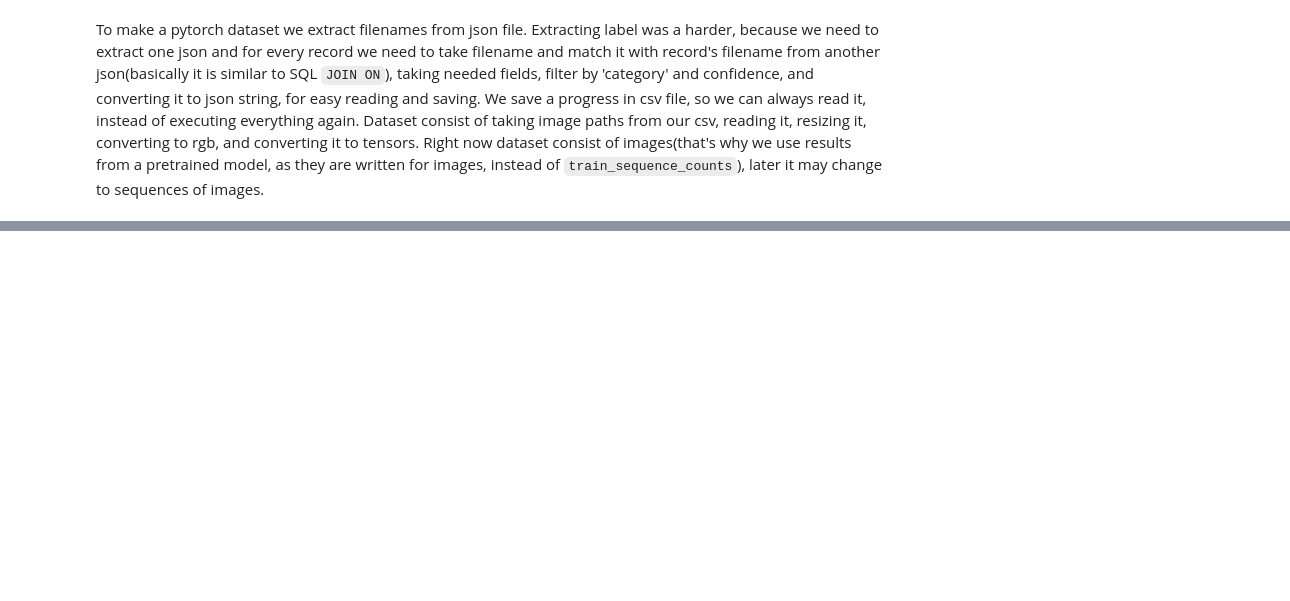
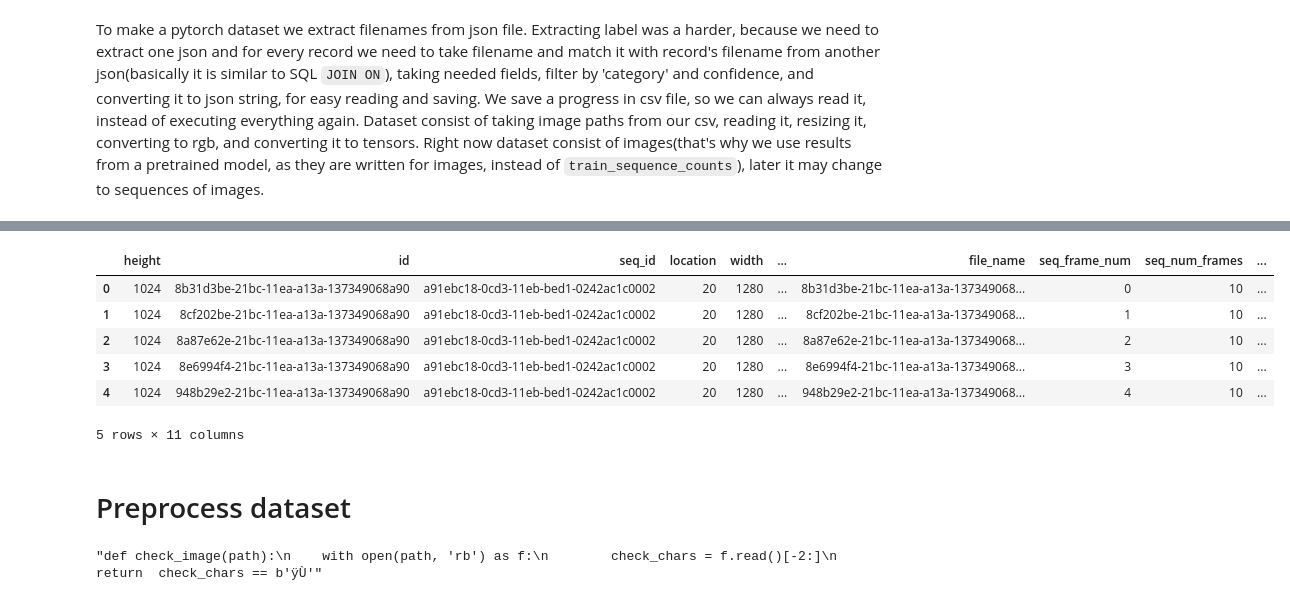
Before and after one commit to Sh41lD4n1n/computer-vision-project, a Jupyter notebook: model.ipynb, the cells around one changed output, grey strips where cells are left out. Drawn from its saved outputs; the diff is of its cells as text; code cells hidden in the pictures; blank space fills up the shorter version.

```diff
--- a/model.ipynb
+++ b/model.ipynb
@@ -112,0 +101,11 @@ train_loader = DataLoader(train_data, batch_size=BATCH_SIZE, shuffle=True)
+# %%
+df = pd.read_csv('processed_test.csv', sep='\t', index_col=0)
+df.head(5)
+# %% [output]
+|  | height | id | seq_id | location | width | ... | file_name | seq_frame_num | seq_num_frames | ... |
+| 0 | 1024 | 8b31d3be-21bc-11ea-a13a-137349068a90 | a91ebc18-0cd3-11eb-bed1-0242ac1c0002 | 20 | 1280 | ... | 8b31d3be-21bc-11ea-a13a-137349068... | 0 | 10 | ... |
+| 1 | 1024 | 8cf202be-21bc-11ea-a13a-137349068a90 | a91ebc18-0cd3-11eb-bed1-0242ac1c0002 | 20 | 1280 | ... | 8cf202be-21bc-11ea-a13a-137349068... | 1 | 10 | ... |
+| 2 | 1024 | 8a87e62e-21bc-11ea-a13a-137349068a90 | a91ebc18-0cd3-11eb-bed1-0242ac1c0002 | 20 | 1280 | ... | 8a87e62e-21bc-11ea-a13a-137349068... | 2 | 10 | ... |
+| 3 | 1024 | 8e6994f4-21bc-11ea-a13a-137349068a90 | a91ebc18-0cd3-11eb-bed1-0242ac1c0002 | 20 | 1280 | ... | 8e6994f4-21bc-11ea-a13a-137349068... | 3 | 10 | ... |
+| 4 | 1024 | 948b29e2-21bc-11ea-a13a-137349068a90 | a91ebc18-0cd3-11eb-bed1-0242ac1c0002 | 20 | 1280 | ... | 948b29e2-21bc-11ea-a13a-137349068... | 4 | 10 | ... |
+5 rows × 11 columns
@@ -112,0 +141,2 @@ train_loader = DataLoader(train_data, batch_size=BATCH_SIZE, shuffle=True)
+# %% [markdown]
+# Preprocess dataset
@@ -112,0 +182,7 @@ train_loader = DataLoader(train_data, batch_size=BATCH_SIZE, shuffle=True)
+# %%
+"""def check_image(path):
+    with open(path, 'rb') as f:
+        check_chars = f.read()[-2:]
+    return  check_chars == b'\xff\xd9'"""
+# %% [output]
+"def check_image(path):\n    with open(path, 'rb') as f:\n        check_chars = f.read()[-2:]\n    return  check_chars == b'ÿÙ'"
```
Also changed, not shown: parts of 66 cells of this notebook.
